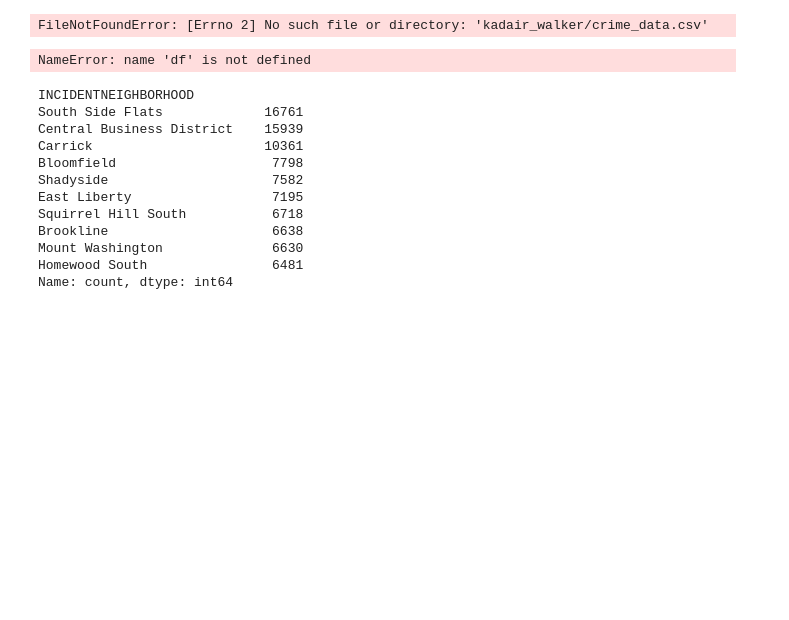
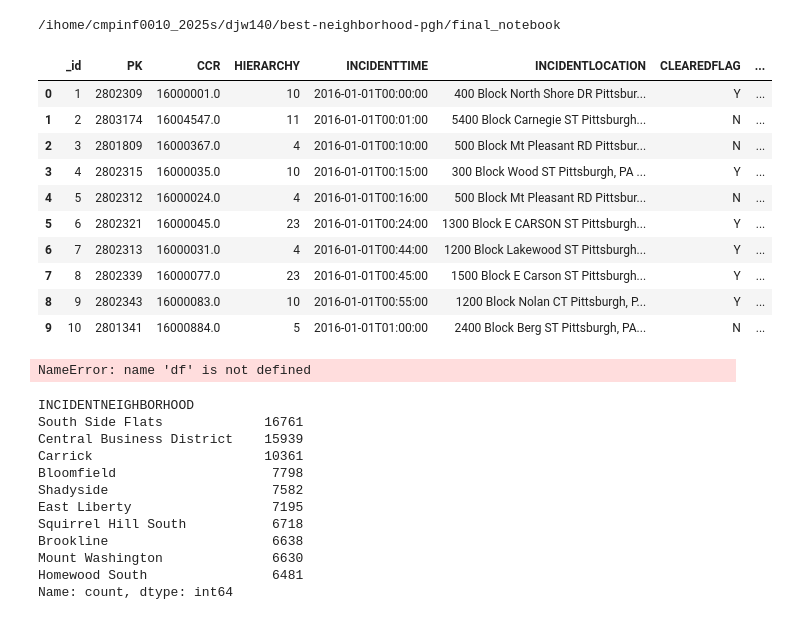
Before and after one commit to dairzewe/best-neighborhood-pgh, a Jupyter notebook: final_notebook/final_notebook.ipynb, the cells around one changed output. Saved outputs shown, nothing was run; the diff lists cells and outputs as text; code cells hidden in the pictures; blank space fills up the shorter version.

Commit message:
finalized notebook updates and CSV path fix

```diff
--- a/final_notebook/final_notebook.ipynb
+++ b/final_notebook/final_notebook.ipynb
@@ -50,16 +50,31 @@ A low crim erate is often one of the most important factors in determining a nei
 
 #### Why It Matters
 Crime directly affects how residents experience daily life. A neighborhood with fewer incidents is likely to feel safer and be more appealing for families, students, and working professinals alike. For this reason, I considered neighborhoods with the **least number of reported incidents** to be the "best" in terms of safety.
+# %%
+import os
+print(os.getcwd())
+# %% [output]
+/ihome/cmpinf0010_2025s/djw140/best-neighborhood-pgh/final_notebook
 # %%
 import pandas as pd
 
 # insert csv data
-df = pd.read_csv("kadair_walker/crime_data.csv")
+df = pd.read_csv("../kadair_walker/crime_data.csv")
 
 # display data from cvs (defualt to first 10)
 df.head(10)
 # %% [output]
-FileNotFoundError: [Errno 2] No such file or directory: 'kadair_walker/crime_data.csv'
+|  | _id | PK | CCR | HIERARCHY | INCIDENTTIME | INCIDENTLOCATION | CLEAREDFLAG | ... |
+| 0 | 1 | 2802309 | 16000001.0 | 10 | 2016-01-01T00:00:00 | 400 Block North Shore DR Pittsbur... | Y | ... |
+| 1 | 2 | 2803174 | 16004547.0 | 11 | 2016-01-01T00:01:00 | 5400 Block Carnegie ST Pittsburgh... | N | ... |
+| 2 | 3 | 2801809 | 16000367.0 | 4 | 2016-01-01T00:10:00 | 500 Block Mt Pleasant RD Pittsbur... | N | ... |
+| 3 | 4 | 2802315 | 16000035.0 | 10 | 2016-01-01T00:15:00 | 300 Block Wood ST Pittsburgh, PA ... | Y | ... |
+| 4 | 5 | 2802312 | 16000024.0 | 4 | 2016-01-01T00:16:00 | 500 Block Mt Pleasant RD Pittsbur... | N | ... |
+| 5 | 6 | 2802321 | 16000045.0 | 23 | 2016-01-01T00:24:00 | 1300 Block E CARSON ST Pittsburgh... | Y | ... |
+| 6 | 7 | 2802313 | 16000031.0 | 4 | 2016-01-01T00:44:00 | 1200 Block Lakewood ST Pittsburgh... | Y | ... |
+| 7 | 8 | 2802339 | 16000077.0 | 23 | 2016-01-01T00:45:00 | 1500 Block E Carson ST Pittsburgh... | Y | ... |
+| 8 | 9 | 2802343 | 16000083.0 | 10 | 2016-01-01T00:55:00 | 1200 Block Nolan CT Pittsburgh, P... | Y | ... |
+| 9 | 10 | 2801341 | 16000884.0 | 5 | 2016-01-01T01:00:00 | 2400 Block Berg ST Pittsburgh, PA... | N | ... |
 # %%
 # display the columns of the dataset
 df.columns
```
Also changed, not shown: 1 other file.
